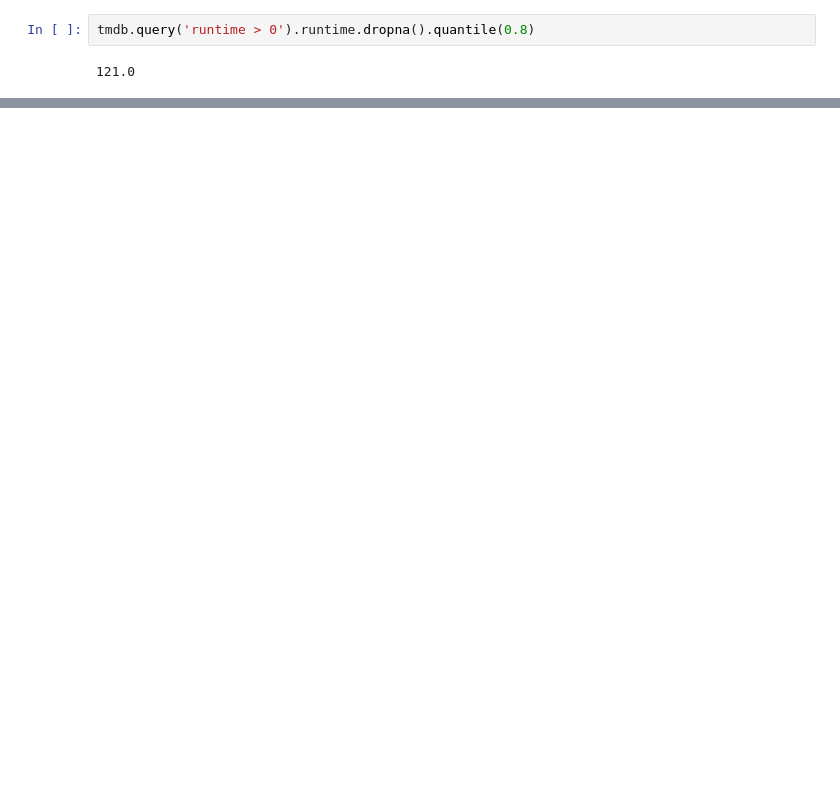
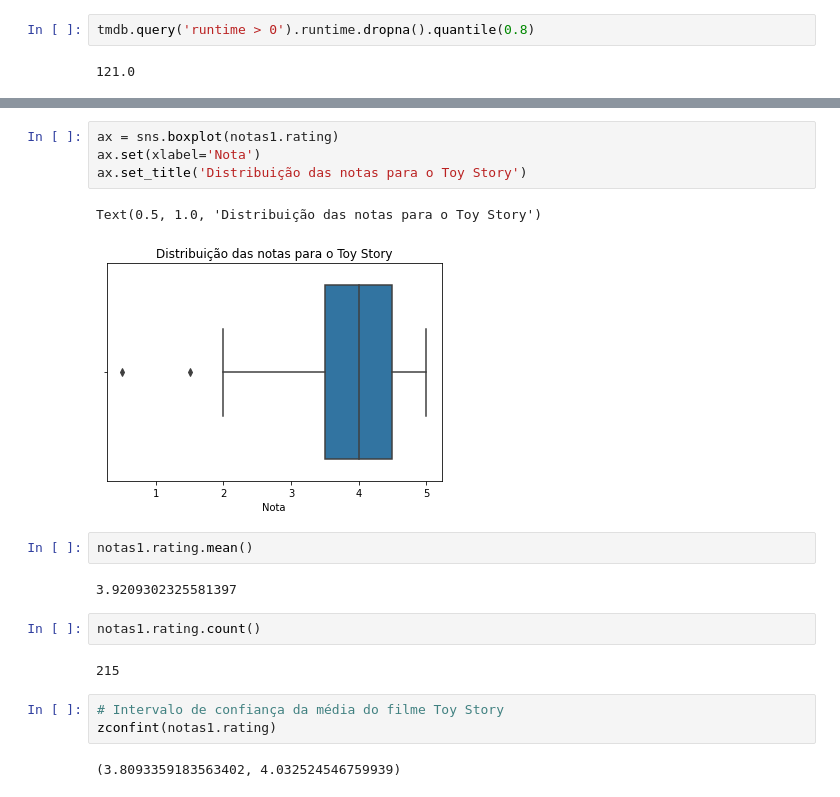
Before and after one commit to DorivanKadatzBorba/JupyterDS_Estudos, a Jupyter notebook: Estatística com python/#04 Introdução a testes estatísticos com Python/Data Science-Introdução a Testes.ipynb, the cells around one changed output, grey strips where cells are left out. Cells and saved outputs as stored; diff of their text form; blank space fills up the shorter version.

```diff
--- a/Estatística com python/#04 Introdução a testes estatísticos com Python/Data Science-Introdução a Testes.ipynb
+++ b/Estatística com python/#04 Introdução a testes estatísticos com Python/Data Science-Introdução a Testes.ipynb
@@ -261,0 +321,20 @@ tmdb.query('runtime > 0').runtime.dropna().quantile(0.8)
+# %%
+ax = sns.boxplot(notas1.rating)
+ax.set(xlabel='Nota')
+ax.set_title('Distribuição das notas para o Toy Story')
+# %% [output]
+Text(0.5, 1.0, 'Distribuição das notas para o Toy Story')
+[figure, added]
+# %%
+notas1.rating.mean()
+# %% [output]
+3.9209302325581397
+# %%
+notas1.rating.count()
+# %% [output]
+215
+# %%
+# Intervalo de confiança da média do filme Toy Story
+zconfint(notas1.rating)
+# %% [output]
+(3.8093359183563402, 4.032524546759939)
```
Also changed, not shown: parts of 33 cells of this notebook.
